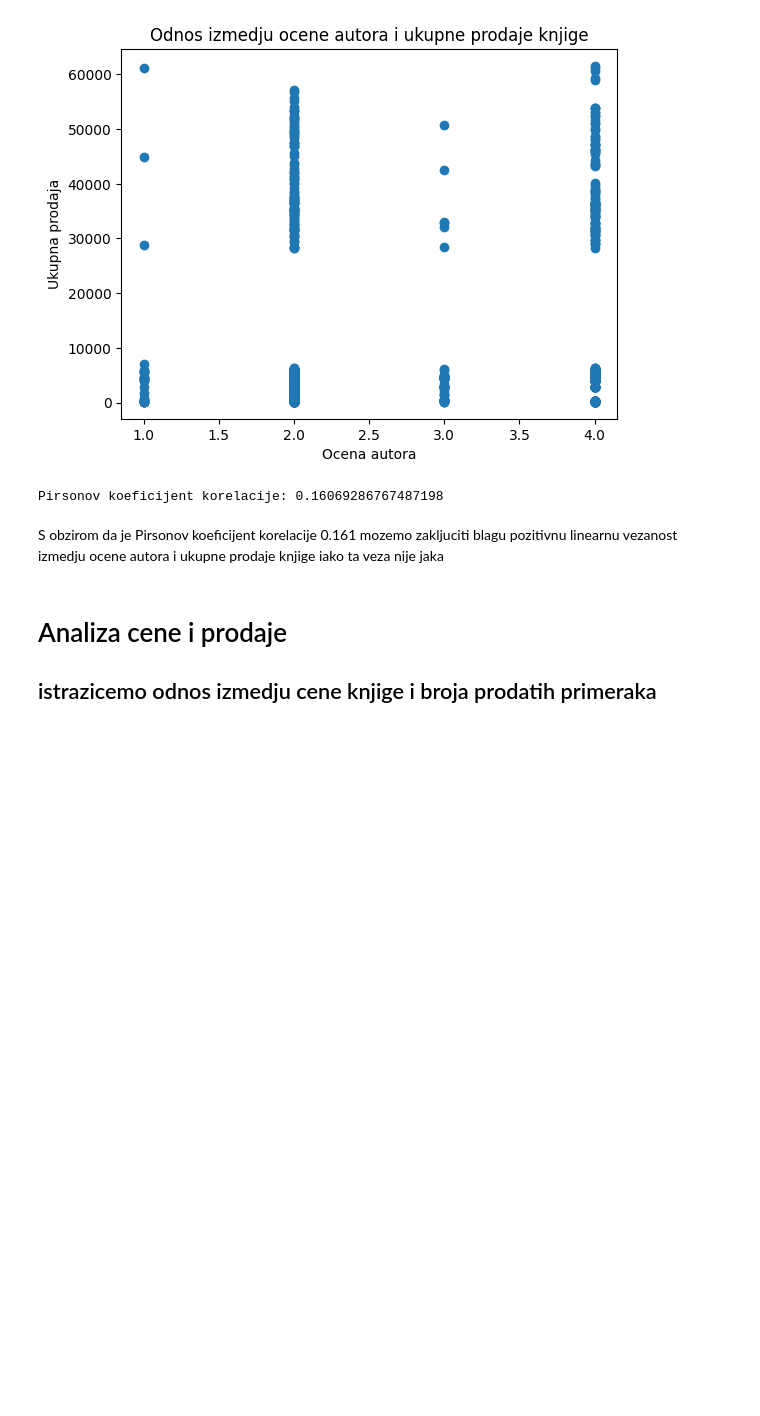
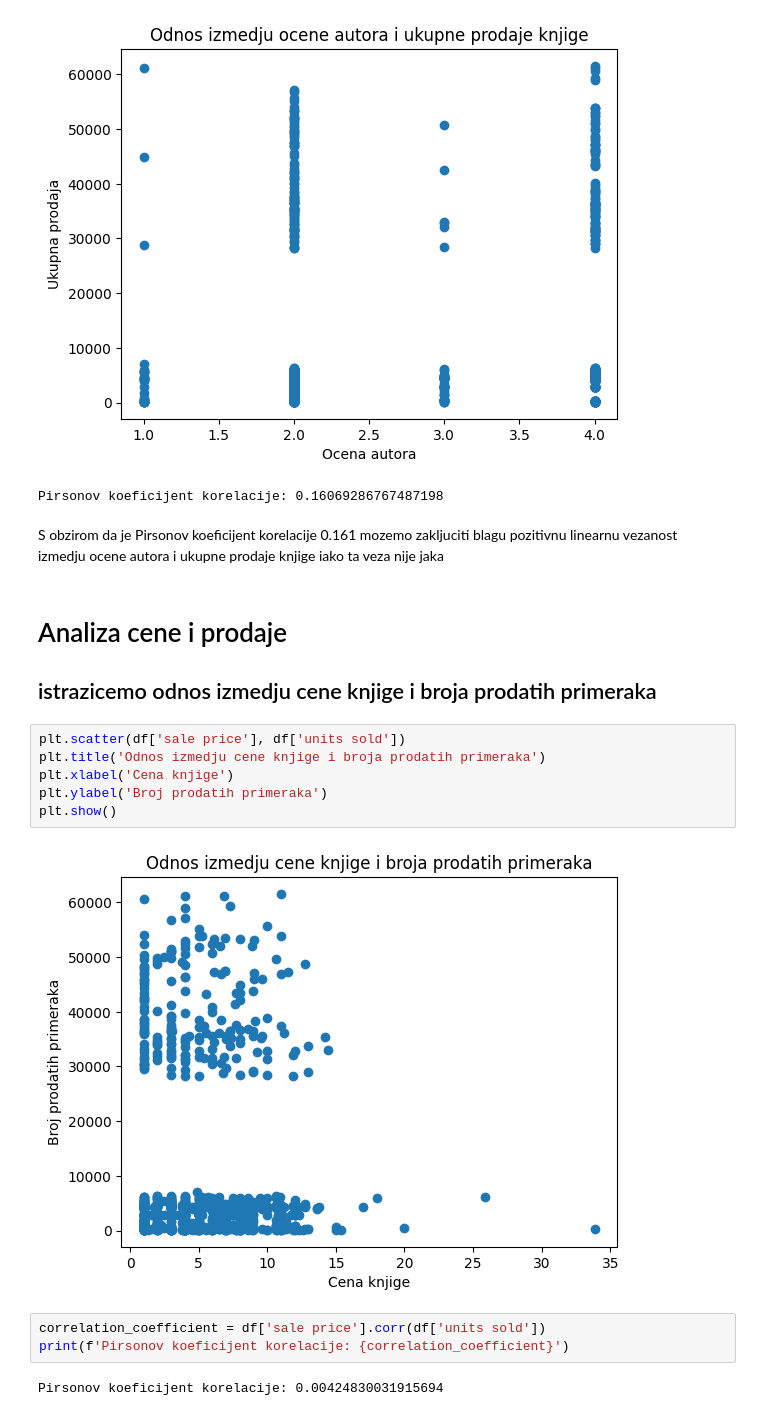
Before and after one commit to lamijakoca/Books_sales-ratings, a Jupyter notebook: books_analysis.ipynb, the cells around one changed output. Cells and saved outputs as stored; diff of their text form; blank space fills up the shorter version.

Commit message:
Analiza cene i prodaje

```diff
--- a/books_analysis.ipynb
+++ b/books_analysis.ipynb
@@ -192,3 +192,16 @@ S obzirom da je Pirsonov koeficijent korelacije 0.161 mozemo zakljuciti blagu po
 # %% [markdown]
 # Analiza cene i prodaje
 ## istrazicemo odnos izmedju cene knjige i broja prodatih primeraka
+# %%
+plt.scatter(df['sale price'], df['units sold'])
+plt.title('Odnos izmedju cene knjige i broja prodatih primeraka')
+plt.xlabel('Cena knjige')
+plt.ylabel('Broj prodatih primeraka')
+plt.show()
+# %% [output]
+[figure, added]
+# %%
+correlation_coefficient = df['sale price'].corr(df['units sold'])
+print(f'Pirsonov koeficijent korelacije: {correlation_coefficient}')
+# %% [output]
+Pirsonov koeficijent korelacije: 0.00424830031915694
```
Also changed, not shown: parts of 6 cells of this notebook.
